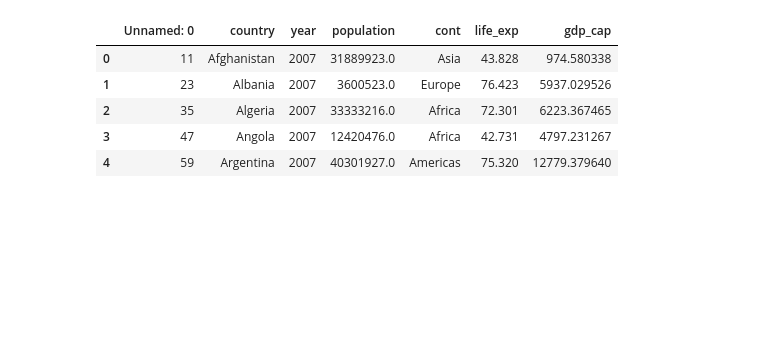
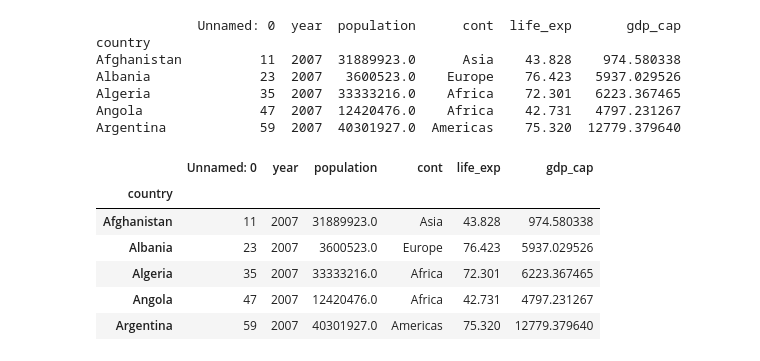
Before and after one commit to DJIOTSA/DATA-SCIENCE, a Jupyter notebook: courses/02 intermediare_python/notebook.ipynb, the cells around one changed output. Saved outputs shown, nothing was run; the diff lists cells and outputs as text; code cells hidden in the pictures; blank space fills up the shorter version.

```diff
--- a/courses/02 intermediare_python/notebook.ipynb
+++ b/courses/02 intermediare_python/notebook.ipynb
@@ -19,14 +1,23 @@ Note: you may need to restart the kernel to use updated packages.
 # %%
 import numpy as np
 import pandas as pd
 
-df = pd.read_csv("gapminder.csv")
+df = pd.read_csv("gapminder.csv", index_col=1)
 
+print(df.head(5))
 df.head(5)
 # %% [output]
+             Unnamed: 0  year  population      cont  life_exp       gdp_cap
+country
+Afghanistan          11  2007  31889923.0      Asia    43.828    974.580338
+Albania              23  2007   3600523.0    Europe    76.423   5937.029526
+Algeria              35  2007  33333216.0    Africa    72.301   6223.367465
+Angola               47  2007  12420476.0    Africa    42.731   4797.231267
+Argentina            59  2007  40301927.0  Americas    75.320  12779.379640
-|  | Unnamed: 0 | country | year | population | cont | life_exp | gdp_cap |
-| 0 | 11 | Afghanistan | 2007 | 31889923.0 | Asia | 43.828 | 974.580338 |
-| 1 | 23 | Albania | 2007 | 3600523.0 | Europe | 76.423 | 5937.029526 |
-| 2 | 35 | Algeria | 2007 | 33333216.0 | Africa | 72.301 | 6223.367465 |
-| 3 | 47 | Angola | 2007 | 12420476.0 | Africa | 42.731 | 4797.231267 |
-| 4 | 59 | Argentina | 2007 | 40301927.0 | Americas | 75.320 | 12779.379640 |
+|  | Unnamed: 0 | year | population | cont | life_exp | gdp_cap |
+| country |  |  |  |  |  |  |
+| Afghanistan | 11 | 2007 | 31889923.0 | Asia | 43.828 | 974.580338 |
+| Albania | 23 | 2007 | 3600523.0 | Europe | 76.423 | 5937.029526 |
+| Algeria | 35 | 2007 | 33333216.0 | Africa | 72.301 | 6223.367465 |
+| Angola | 47 | 2007 | 12420476.0 | Africa | 42.731 | 4797.231267 |
+| Argentina | 59 | 2007 | 40301927.0 | Americas | 75.320 | 12779.379640 |
```
Also changed, not shown: parts of 3 cells of this notebook, 15 other files.
